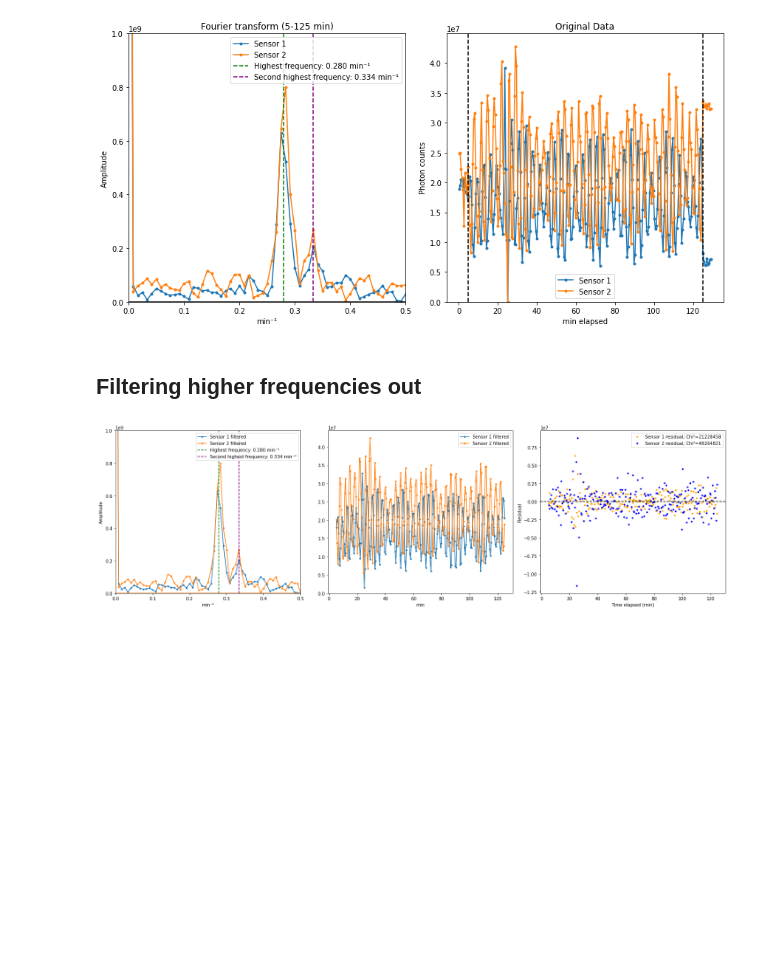
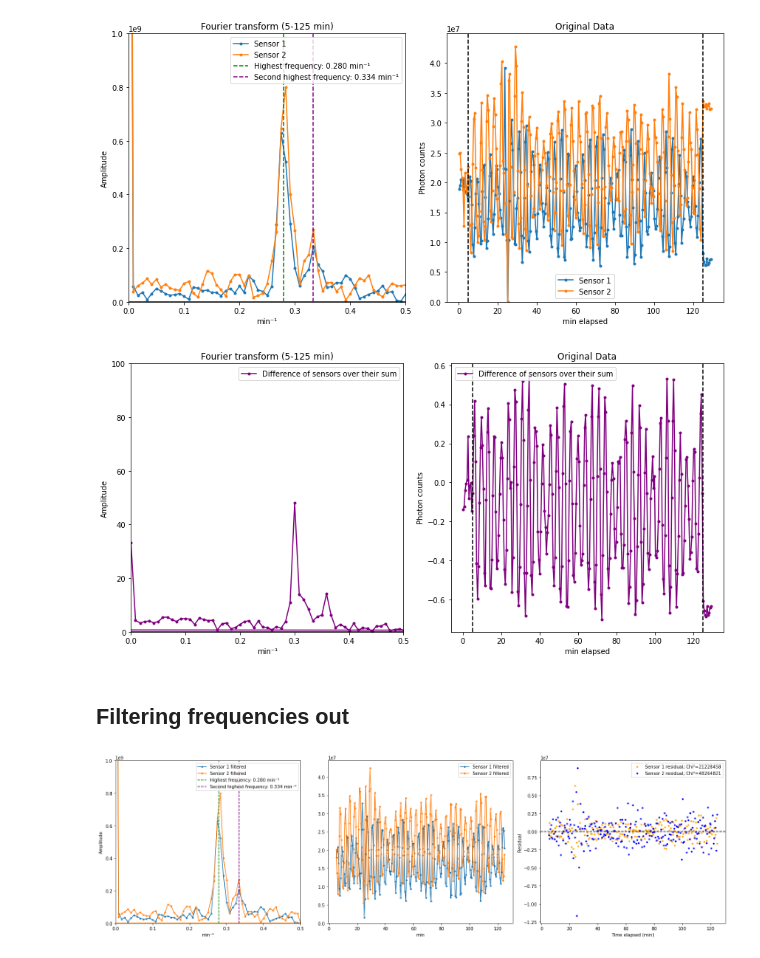
Before and after one commit to evank343/MachZhenderInterferometer, a Jupyter notebook: QuTAG_di_analysis_template_V2.ipynb, the cells around one changed output. Drawn from its saved outputs; the diff is of its cells as text; code cells hidden in the pictures; blank space fills up the shorter version.

```diff
--- a/QuTAG_di_analysis_template_V2.ipynb
+++ b/QuTAG_di_analysis_template_V2.ipynb
@@ -189,0 +153,2 @@ freq_plot_ylims = [0, 1e9]
+# %%
+fft_diff_over_sum = np.fft.fft(diff_over_sum)
@@ -228,8 +241,48 @@ fft_fig.tight_layout()
 plt.show()
 # %% [output]
 [figure]
+# %%
+fft_fig = plt.figure(figsize = (12, 6))
+
+# Frequency domain
+plt.subplot(121)
+plt.plot(frequencies[:len(fft_diff_over_sum)//2], np.abs(fft_diff_over_sum[:len(fft_diff_over_sum)//2]), marker='.',
+         color='Purple', label='Difference of sensors over their sum')
+
+plt.axhline(y=0, color='Black')
+# plt.axvline(x=first_freq, color='Green', ls='--',
+#             label=f'Highest frequency: {first_freq:.3f} {time_div_label}⁻¹')
+# plt.axvline(x=second_freq, color='Purple', ls='--',
+#             label=f'Second highest frequency: {second_freq:.3f} {time_div_label}⁻¹')
+
+plt.xlim(freq_plot_xlims)
+plt.ylim(0, 100)
+
+plt.xlabel(f"{time_div_label}⁻¹")
+plt.ylabel("Amplitude")
+plt.title(f"Fourier transform ({model_start}-{model_end} {time_div_label})")
+plt.legend()
+
+# Time domain from before being modeled
+plt.subplot(122)
+plt.plot(bin_centers_rt, diff_over_sum, marker='.', color='Purple', label='Difference of sensors over their sum')
+
+plt.axvline(x=model_start, color='Black', ls='--')
+plt.axvline(x=model_end, color='Black', ls='--')
+
+#plt.ylim(bottom=0)
+
+plt.title("Original Data")
+plt.xlabel(f"{time_div_label} elapsed")
+plt.ylabel("Photon counts")
+plt.legend()
+
+fft_fig.tight_layout()
+plt.show()
+# %% [output]
+[figure, added]
 # %% [markdown]
-## Filtering higher frequencies out
+## Filtering frequencies out
 # %%
 max_freq = 0.5 # Frequencies above this value will be removed from the frequency space data
 
```
Also changed, not shown: parts of 15 cells of this notebook.
